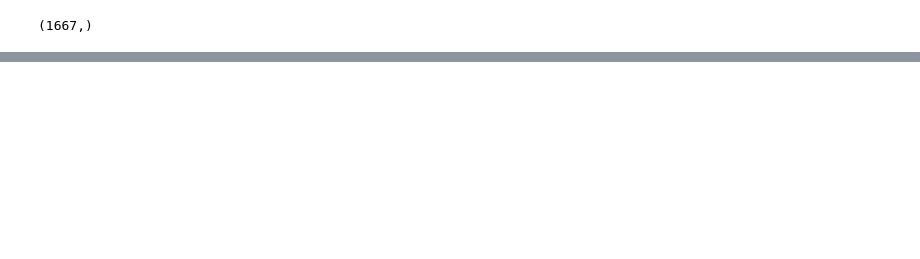
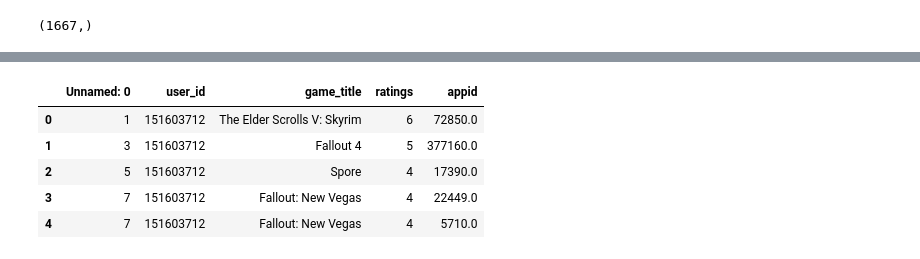
Before and after one commit to anFatum/steam-recommender, a Jupyter notebook: get_game_id.ipynb, the cells around one changed output, grey strips where cells are left out. Cells and saved outputs as stored; diff of their text form; code cells hidden in the pictures; blank space fills up the shorter version.

```diff
--- a/get_game_id.ipynb
+++ b/get_game_id.ipynb
@@ -84,0 +192,3 @@ AttributeError: 'int' object has no attribute 'lower'
+# %%
+original_games = unique_games[np.in1d(unique_games, games_df.name)]
+original_games
@@ -84,0 +198,3 @@ AttributeError: 'int' object has no attribute 'lower'
+# %%
+all_games = np.concatenate((original_games, np.array(missed_renamed)))
+all_games
@@ -84,0 +206,3 @@ AttributeError: 'int' object has no attribute 'lower'
+# %%
+needed_games = games_df[np.in1d(games_df.name, all_games)]
+needed_games.columns = ['appid', 'game_title']
@@ -84,0 +218,11 @@ AttributeError: 'int' object has no attribute 'lower'
+# %%
+new_data = pd.merge(copy_data, needed_games, on=['game_title'], how='left')
+# %%
+new_data.head()
+# %% [output]
+|  | Unnamed: 0 | user_id | game_title | ratings | appid |
+| 0 | 1 | 151603712 | The Elder Scrolls V: Skyrim | 6 | 72850.0 |
+| 1 | 3 | 151603712 | Fallout 4 | 5 | 377160.0 |
+| 2 | 5 | 151603712 | Spore | 4 | 17390.0 |
+| 3 | 7 | 151603712 | Fallout: New Vegas | 4 | 22449.0 |
+| 4 | 7 | 151603712 | Fallout: New Vegas | 4 | 5710.0 |
```
Also changed, not shown: parts of 19 cells of this notebook, 7 other files.
